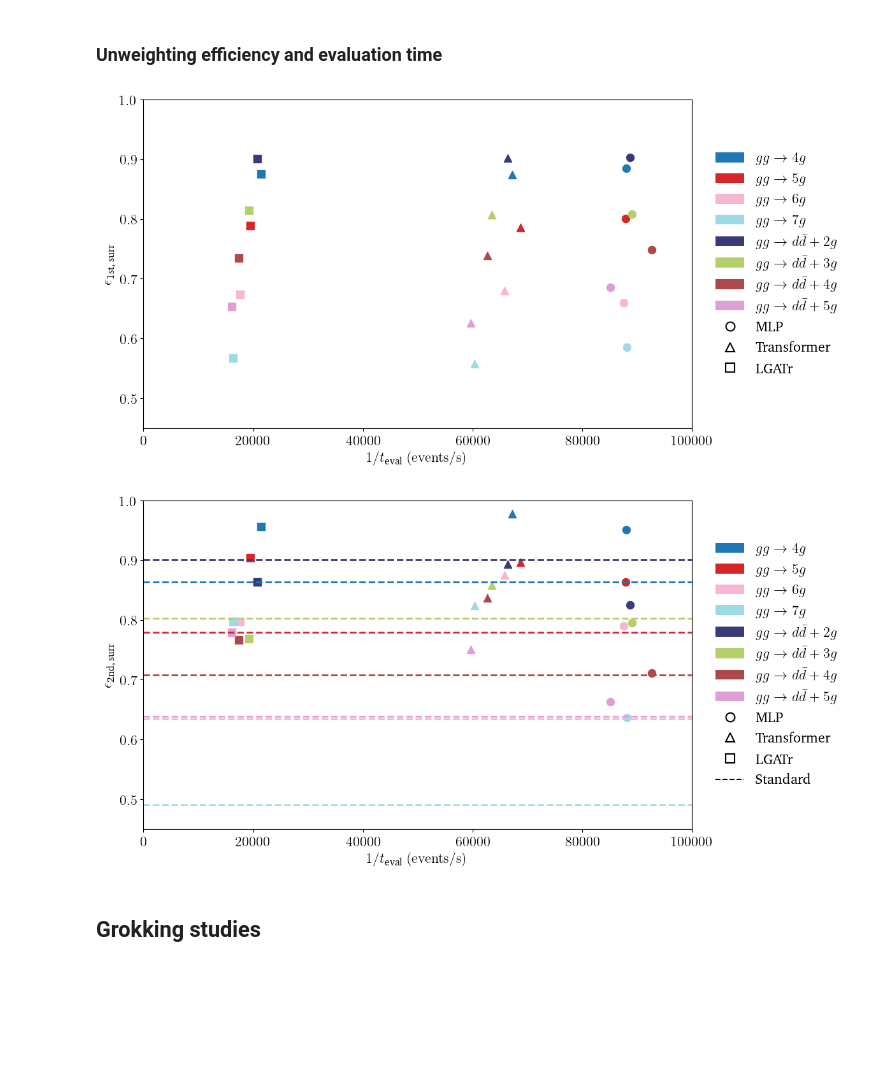
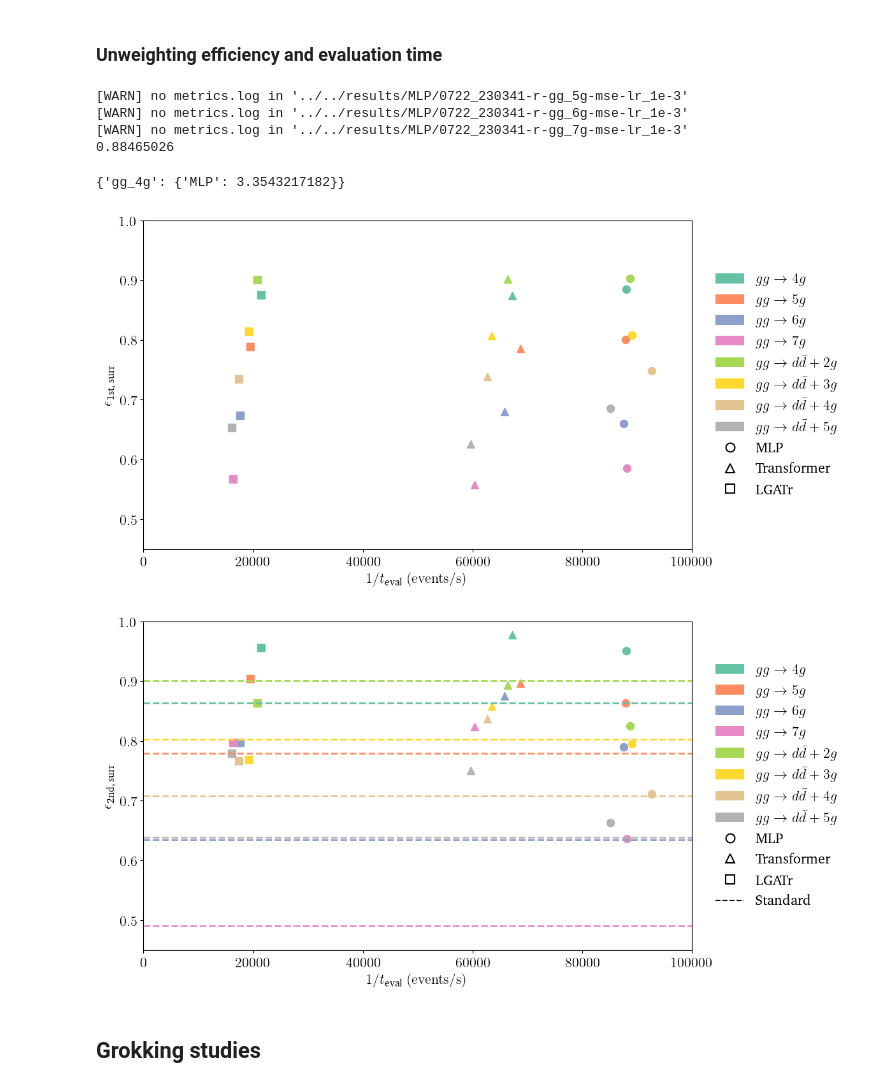
Before and after one commit to madgraph-ml/fastcolor, a Jupyter notebook: src/playground/plots.ipynb, the cells around one changed output. Saved outputs shown, nothing was run; the diff lists cells and outputs as text; code cells hidden in the pictures; blank space fills up the shorter version.

```diff
--- a/src/playground/plots.ipynb
+++ b/src/playground/plots.ipynb
@@ -968,3 +1015,28 @@ with PdfPages(f"figs/new_dataset/gg_5g-r.pdf") as pp:
+# %%
+with PdfPages(f"figs/new_dataset/regression/closure_test-gg_4g.pdf") as pp:
+    assert np.all(
+        lines_FCvsrLC[3]["ampl-deltas_abs-bins"] == lines_FC[3]["deltas_abs-bins"]
+    )
+    lines_FCvsrLC[3]["ampl-deltas_abs-lines"][
+        0
+    ].label = r"$r^{\text{pred}} \cdot \mathcal{A}_{\text{LC}}$"
+    lines_FCvsrLC[3]["ampl-deltas_abs-lines"][0].color = NN_COLORS["Transformer"]
+    lines_FC[3]["deltas_abs-lines"][0].label = r"$\mathcal{A}_{\text{FC}}^{\text{pred}}$"
+    hist_weights_plot(
+        pp,
+        lines=[
+            lines_FCvsrLC[3]["ampl-deltas_abs-lines"][0],
+            lines_FC[3]["deltas_abs-lines"][0],
+        ],
+        bins=lines_FCvsrLC[3]["ampl-deltas_abs-bins"],
+        show_ratios=False,
+        title=r"$gg \to 4g$",
+        xlabel=r"$|\Delta_{\mathcal{A}_{\text{FC}}}|$",
+        xscale="log",
+        no_scale=True,
+        metrics=None,
+        legend_kwargs={"loc": "center left"},
+    )
 # %% [markdown]
 ### Histograms
 # %%
@@ -1115,8 +1187,8 @@ process_names = {
     "gg_ddbar4g": r"$gg \to d\bar{d} + 4g$",
     "gg_ddbar5g": r"$gg \to d\bar{d} + 5g$",
 }
-for process in ["gg_ddbar2g", "gg_ddbar3g", "gg_ddbar4g", "gg_ddbar5g"]:
-    with PdfPages(f"figs/new_dataset/regression/{process}.pdf") as pp:
+with PdfPages(f"figs/new_dataset/regression/gg_ddbarng.pdf") as pp:
+    for process in ["gg_ddbar2g", "gg_ddbar3g", "gg_ddbar4g", "gg_ddbar5g"]:
         hist_weights_plot(
             pp,
             lines=[
@@ -1132,7 +1204,6 @@ for process in ["gg_ddbar2g", "gg_ddbar3g", "gg_ddbar4g", "gg_ddbar5g"]:
             xscale="linear",
             no_scale=True,
             metrics=None,
-            model_name=None,
         )
 
         hist_weights_plot(
@@ -1149,7 +1220,6 @@ for process in ["gg_ddbar2g", "gg_ddbar3g", "gg_ddbar4g", "gg_ddbar5g"]:
             xscale="linear",
             no_scale=True,
             metrics=None,
-            model_name=None,
         )
 
         hist_weights_plot(
@@ -1166,7 +1236,6 @@ for process in ["gg_ddbar2g", "gg_ddbar3g", "gg_ddbar4g", "gg_ddbar5g"]:
             xscale="linear",
             no_scale=True,
             metrics=None,
-            model_name=None,
         )
 
         hist_weights_plot(
@@ -1183,7 +1252,6 @@ for process in ["gg_ddbar2g", "gg_ddbar3g", "gg_ddbar4g", "gg_ddbar5g"]:
             xscale="log",
             no_scale=True,
             metrics=None,
-            model_name=None,
         )
 # %% [markdown]
 ### Unweighting efficiency and evaluation time
@@ -1190,3 +1338,24 @@ for process in ["gg_ddbar2g", "gg_ddbar3g", "gg_ddbar4g", "gg_ddbar5g"]:
+# %%
+files_to_analyze = {
+    "MLP-gg_ng": [
+        "results/MLP/0722_230341-r-gg_4g-mse-lr_1e-3",
+        "results/MLP/0722_230341-r-gg_5g-mse-lr_1e-3",
+        "results/MLP/0722_230341-r-gg_6g-mse-lr_1e-3",
+        "results/MLP/0722_230341-r-gg_7g-mse-lr_1e-3",
+    ]
+}
+eval_time, unw_eff1, unw_eff2 = gather_metrics(files_to_analyze)
+
+print(unw_eff1["gg_4g"]["MLP"])
+# %% [output]
+[WARN] no metrics.log in '../../results/MLP/0722_230341-r-gg_5g-mse-lr_1e-3'
+[WARN] no metrics.log in '../../results/MLP/0722_230341-r-gg_6g-mse-lr_1e-3'
+[WARN] no metrics.log in '../../results/MLP/0722_230341-r-gg_7g-mse-lr_1e-3'
+0.88465026
+# %%
+eval_time
+# %% [output]
+{'gg_4g': {'MLP': 3.3543217182}}
 # %%
 eval_time = {
     "gg_4g": {"MLP": 3.410, "Transformer": 4.463, "LGATr": 13.961},
@@ -1273,8 +1442,10 @@ gg_ddbar = sorted([ds for ds in datasets if "ddbar" in ds])
 
 # Assign different colormaps
 dataset_colors = {
-    **{ds: cm.get_cmap("tab20", len(gg_ng))(i) for i, ds in enumerate(gg_ng)},
-    **{ds: cm.get_cmap("tab20b", len(gg_ddbar))(i) for i, ds in enumerate(gg_ddbar)},
+    **{
+        ds: cm.get_cmap("Set2", len(gg_ng) + len(gg_ddbar))(i)
+        for i, ds in enumerate([*gg_ng, *gg_ddbar])
+    }
 }
 network_markers = {"MLP": "o", "Transformer": "^", "LGATr": "s"}
 
@@ -1329,35 +1500,37 @@ with PdfPages("figs/new_dataset/regression/eff_vs_evalt.pdf") as pp:
         ]
         if i == 1:
             standard_handle = plt.Line2D(
                 [0], [0], color="black", linestyle="--", label="Standard"
             )
+        else:
+            standard_handle = None
 
         # Combine both types into a single legend
         combined_handles = (
             dataset_handles + network_handles + int(i == 1) * [standard_handle]
         )
         combined_labels = [h.get_label() for h in combined_handles]
 
         # Add legend outside
         ax.legend(
             handles=combined_handles,
             labels=combined_labels,
             loc="center left",
             bbox_to_anchor=(1.02, 0.5),
             frameon=False,
             ncol=1,
         )
 
         ax.set_xlabel(r"$1 / t_{\text{eval}}\ (\mathrm{events / s})$")
         ax.set_ylabel(eff_label)
 
         handles, labels = ax.get_legend_handles_labels()
         ax.set_ylim(0.45, 1.0)
         ax.set_xlim(0, 100_000)
         fig.savefig(pp, format="pdf")
 # %% [output]
-[figure, old version]
+[figure, new version]
-[figure, old version]
+[figure, new version]
 # %% [markdown]
 ## Grokking studies
 # %%
```
Also changed, not shown: parts of 16 cells of this notebook, 4 other files.
